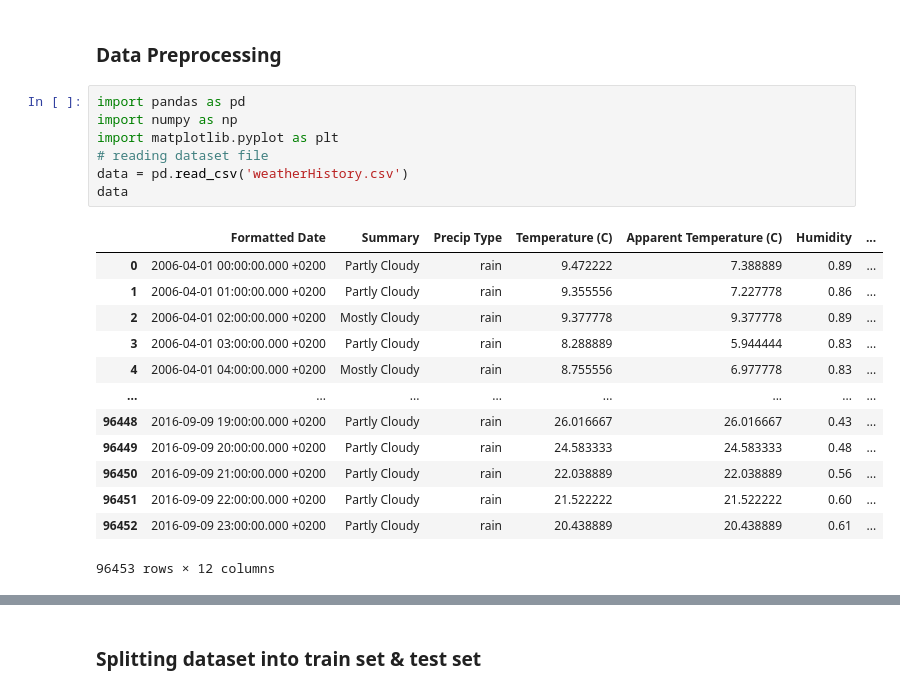
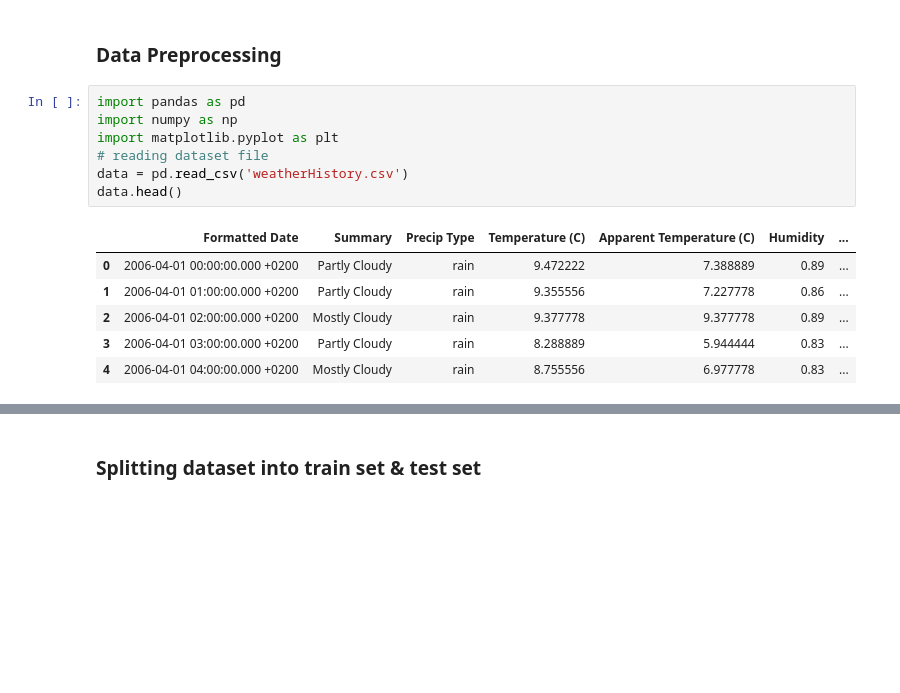
Before and after one commit to vaibhavyesalwad/Machine-Learning-from-scratch, a Jupyter notebook: Regression/02_PredictTemperature.ipynb, the cells around one changed output, grey strips where cells are left out. Cells and saved outputs as stored; diff of their text form; blank space fills up the shorter version.

```diff
--- a/Regression/02_PredictTemperature.ipynb
+++ b/Regression/02_PredictTemperature.ipynb
@@ -7,22 +7,15 @@ https://drive.google.com/open?id=1WsJxbsh51SL1UhT0xEvNynZTKy4nOwLM
 # %%
 import pandas as pd
 import numpy as np
 import matplotlib.pyplot as plt
 # reading dataset file
 data = pd.read_csv('weatherHistory.csv')
-data
+data.head()
 # %% [output]
 |  | Formatted Date | Summary | Precip Type | Temperature (C) | Apparent Temperature (C) | Humidity | ... |
 | 0 | 2006-04-01 00:00:00.000 +0200 | Partly Cloudy | rain | 9.472222 | 7.388889 | 0.89 | ... |
 | 1 | 2006-04-01 01:00:00.000 +0200 | Partly Cloudy | rain | 9.355556 | 7.227778 | 0.86 | ... |
 | 2 | 2006-04-01 02:00:00.000 +0200 | Mostly Cloudy | rain | 9.377778 | 9.377778 | 0.89 | ... |
 | 3 | 2006-04-01 03:00:00.000 +0200 | Partly Cloudy | rain | 8.288889 | 5.944444 | 0.83 | ... |
 | 4 | 2006-04-01 04:00:00.000 +0200 | Mostly Cloudy | rain | 8.755556 | 6.977778 | 0.83 | ... |
-| ... | ... | ... | ... | ... | ... | ... | ... |
-| 96448 | 2016-09-09 19:00:00.000 +0200 | Partly Cloudy | rain | 26.016667 | 26.016667 | 0.43 | ... |
-| 96449 | 2016-09-09 20:00:00.000 +0200 | Partly Cloudy | rain | 24.583333 | 24.583333 | 0.48 | ... |
-| 96450 | 2016-09-09 21:00:00.000 +0200 | Partly Cloudy | rain | 22.038889 | 22.038889 | 0.56 | ... |
-| 96451 | 2016-09-09 22:00:00.000 +0200 | Partly Cloudy | rain | 21.522222 | 21.522222 | 0.60 | ... |
-| 96452 | 2016-09-09 23:00:00.000 +0200 | Partly Cloudy | rain | 20.438889 | 20.438889 | 0.61 | ... |
-96453 rows × 12 columns
 # %%
```
Also changed, not shown: parts of 21 cells of this notebook.
